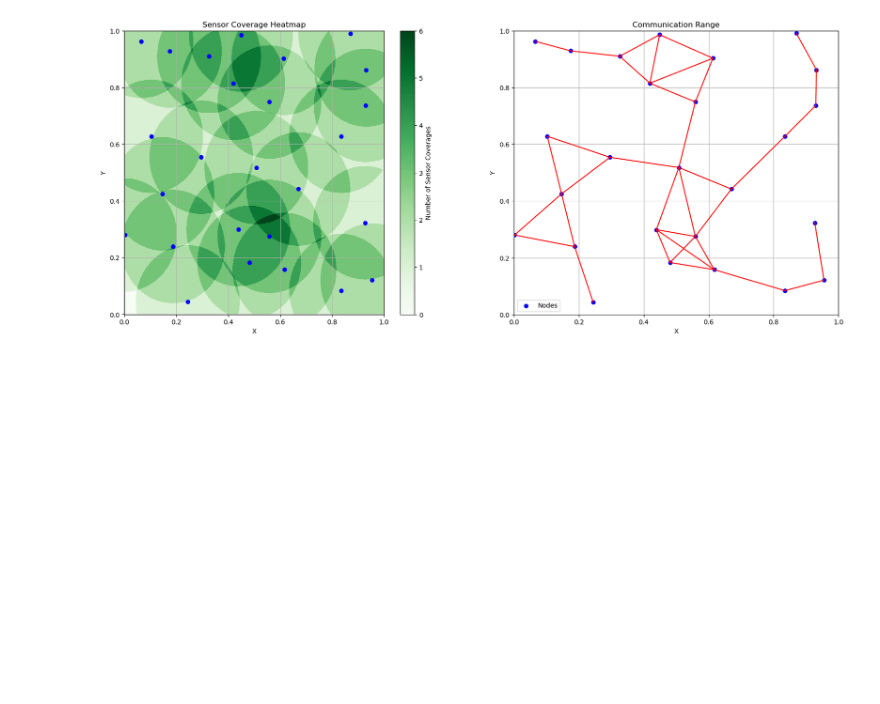
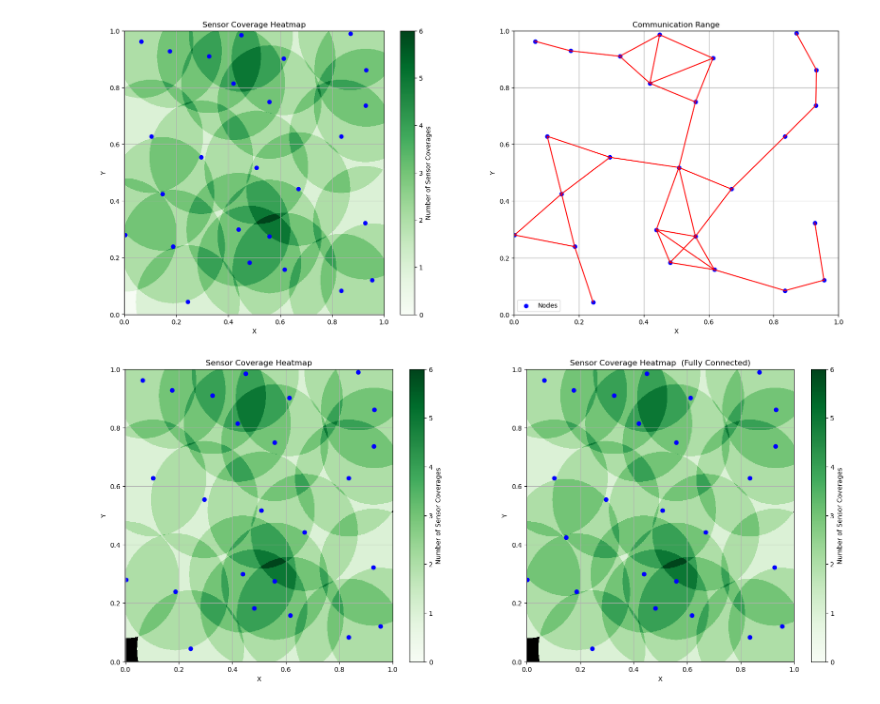
Before and after one commit to dcheng69/Sensor_Network_and_Embedded_Systems, a Jupyter notebook: lab3/lab3.ipynb, the cells around one changed output. Saved outputs shown, nothing was run; the diff lists cells and outputs as text; code cells hidden in the pictures; blank space fills up the shorter version.

Commit message:
Add Code for Coverage Visualization
[Ticket: coverage]

[body]
1. Add code to do the visualization of the RGG

[test]
 none

```diff
--- a/lab3/lab3.ipynb
+++ b/lab3/lab3.ipynb
@@ -356,3 +356,80 @@ fig.colorbar(heatmap, ax=axs[0], label='Number of Sensor Coverages')
 plt.show()
 # %% [output]
 [figure]
+# %%
+# Read node coordinates from file
+with open("nodes.txt", "r") as file:
+    lines = file.readlines()
+
+# Create figure and subplots
+fig, axs = plt.subplots(1, 2, figsize=(20, 8))
+
+# Parse coordinates
+coordinates = []
+for line in lines:
+    x, y = map(float, line.strip().split(','))
+    coordinates.append([x, y])
+coordinates = np.array(coordinates)
+
+# Create a grid
+grid_size = 1000
+x_grid = np.linspace(0, L, grid_size)
+y_grid = np.linspace(0, L, grid_size)
+X, Y = np.meshgrid(x_grid, y_grid)
+
+# Calculate sensor coverage
+sensor_coverage = np.zeros_like(X, dtype=int)
+for node in coordinates:
+    dist_to_node = np.sqrt((X - node[0])**2 + (Y - node[1])**2)
+    sensor_coverage += (dist_to_node <= Rs)
+
+# Convert areas with 0 sensor coverage to black
+sensor_coverage_color = np.where(sensor_coverage == 0, -1, sensor_coverage)
+
+# Plot heatmap
+heatmap = axs[0].pcolormesh(X, Y, sensor_coverage_color, cmap='Greens', shading='auto', vmin=0)
+axs[0].scatter(coordinates[:, 0], coordinates[:, 1], color='blue', label='Nodes')
+axs[0].set_title('Sensor Coverage Heatmap')
+axs[0].set_xlabel('X')
+axs[0].set_ylabel('Y')
+#axs[0].legend()
+axs[0].grid(True)
+
+# Explicitly set color for 0 coverage to black
+heatmap.cmap.set_under('black')
+
+fig.colorbar(heatmap, ax=axs[0], label='Number of Sensor Coverages')
+
+
+# Add the new point
+new_point = np.array([0.147, 0.42525])
+coordinates = np.vstack([coordinates, new_point])
+
+# Calculate sensor coverage
+sensor_coverage = np.zeros_like(X, dtype=int)
+for node in coordinates:
+    dist_to_node = np.sqrt((X - node[0])**2 + (Y - node[1])**2)
+    sensor_coverage += (dist_to_node <= Rs)
+
+# Convert areas with 0 sensor coverage to black
+sensor_coverage_color = np.where(sensor_coverage == 0, -1, sensor_coverage)
+
+# Plot heatmap
+heatmap = axs[1].pcolormesh(X, Y, sensor_coverage_color, cmap='Greens', shading='auto', vmin=0)
+axs[1].scatter(coordinates[:, 0], coordinates[:, 1], color='blue', label='Nodes')
+axs[1].set_title('Sensor Coverage Heatmap  (Fully Connected)')
+axs[1].set_xlabel('X')
+axs[1].set_ylabel('Y')
+#axs[0].legend()
+axs[1].grid(True)
+
+# Explicitly set color for 0 coverage to black
+heatmap.cmap.set_under('black')
+
+fig.colorbar(heatmap, ax=axs[1], label='Number of Sensor Coverages')
+
+
+
+plt.show()
+# %% [output]
+[figure, added]
```
Also changed, not shown: parts of 2 cells of this notebook.
